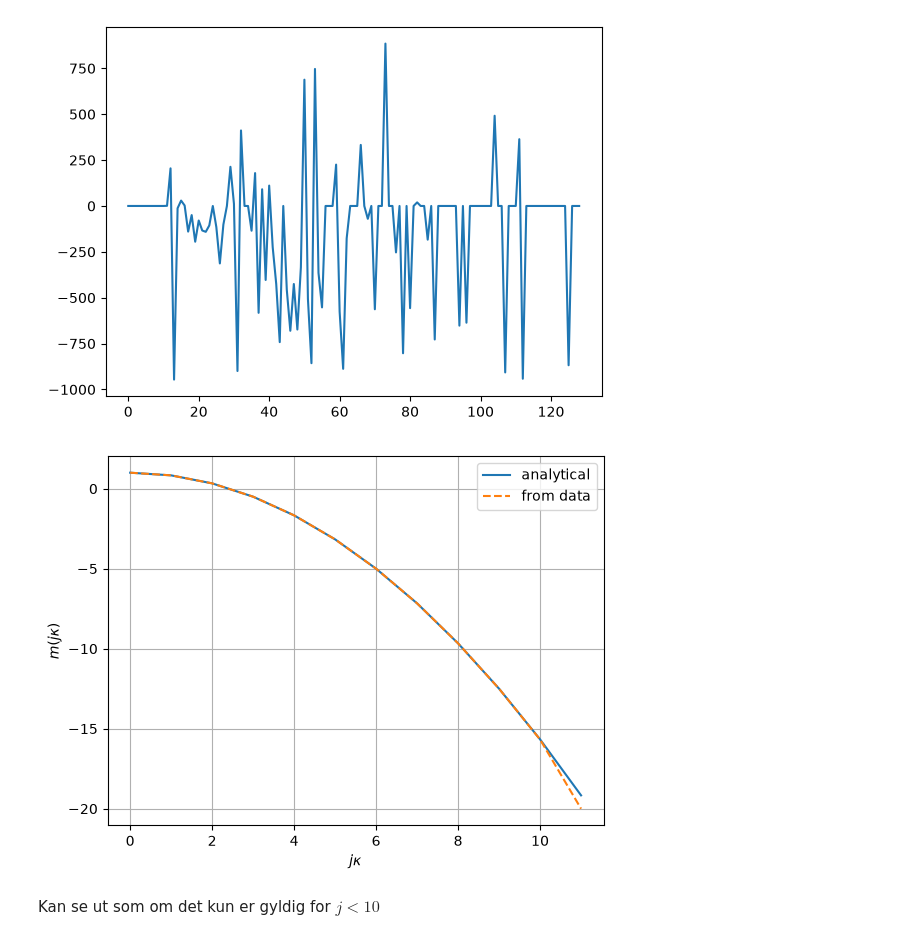
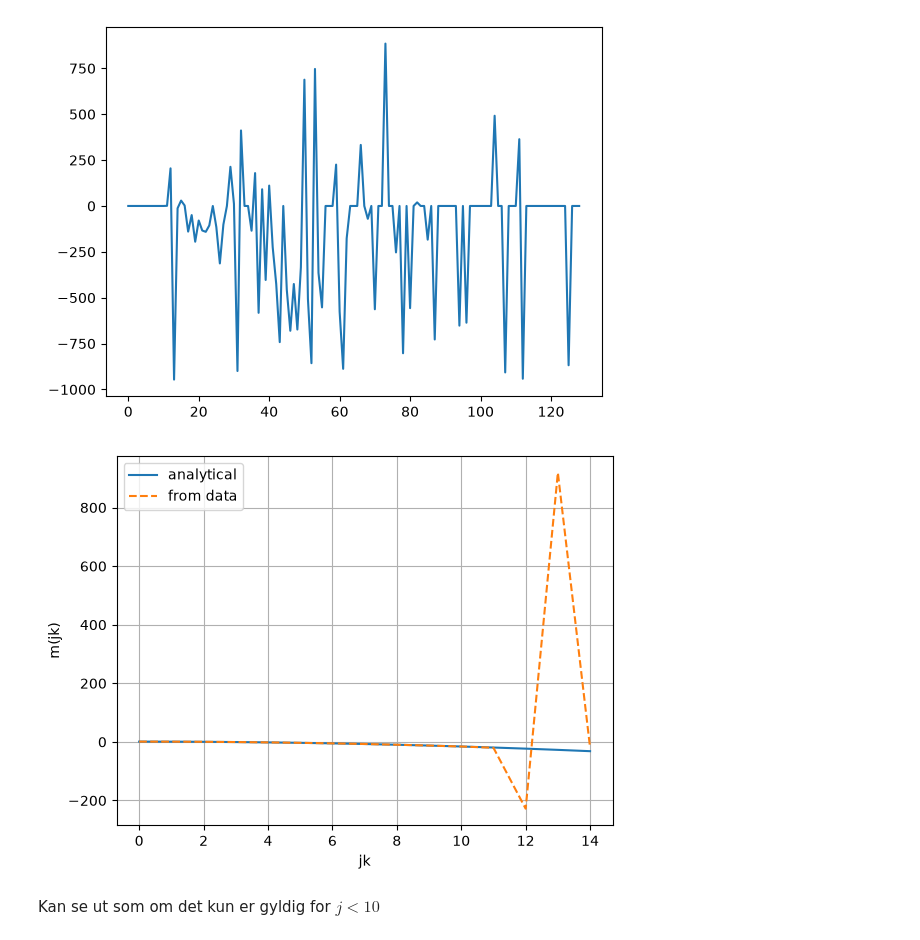
Before and after one commit to DeltaSG/Prosjekt_Master, a Jupyter notebook: Code/SpectralMethods/nonlinear/iTw_2.ipynb, the cells around one changed output. Saved outputs shown, nothing was run; the diff lists cells and outputs as text; code cells hidden in the pictures.

```diff
--- a/Code/SpectralMethods/nonlinear/iTw.ipynb
+++ b/Code/SpectralMethods/nonlinear/iTw_2.ipynb
@@ -47,16 +57,16 @@ plt.show()
 # %% [output]
 [figure]
 # %%
-idx = 12
+idx = 15
 plt.plot(k[:idx], mk[:idx] , label = "analytical")
 plt.plot(k[:idx], mk_lsm.real[:idx], '--' , label = "from data")
-plt.xlabel(r"$j\kappa$")
-plt.ylabel(r"$m(j\kappa)$")
+plt.xlabel("jk")
+plt.ylabel("m(jk)")
 plt.legend()
 plt.grid()
 plt.show()
 # %% [output]
-[figure, old version]
+[figure, new version]
 # %% [markdown]
 Kan se ut som om det kun er gyldig for $j < 10$
 # %%
```
Also changed, not shown: parts of 4 cells of this notebook, 3 other files.
